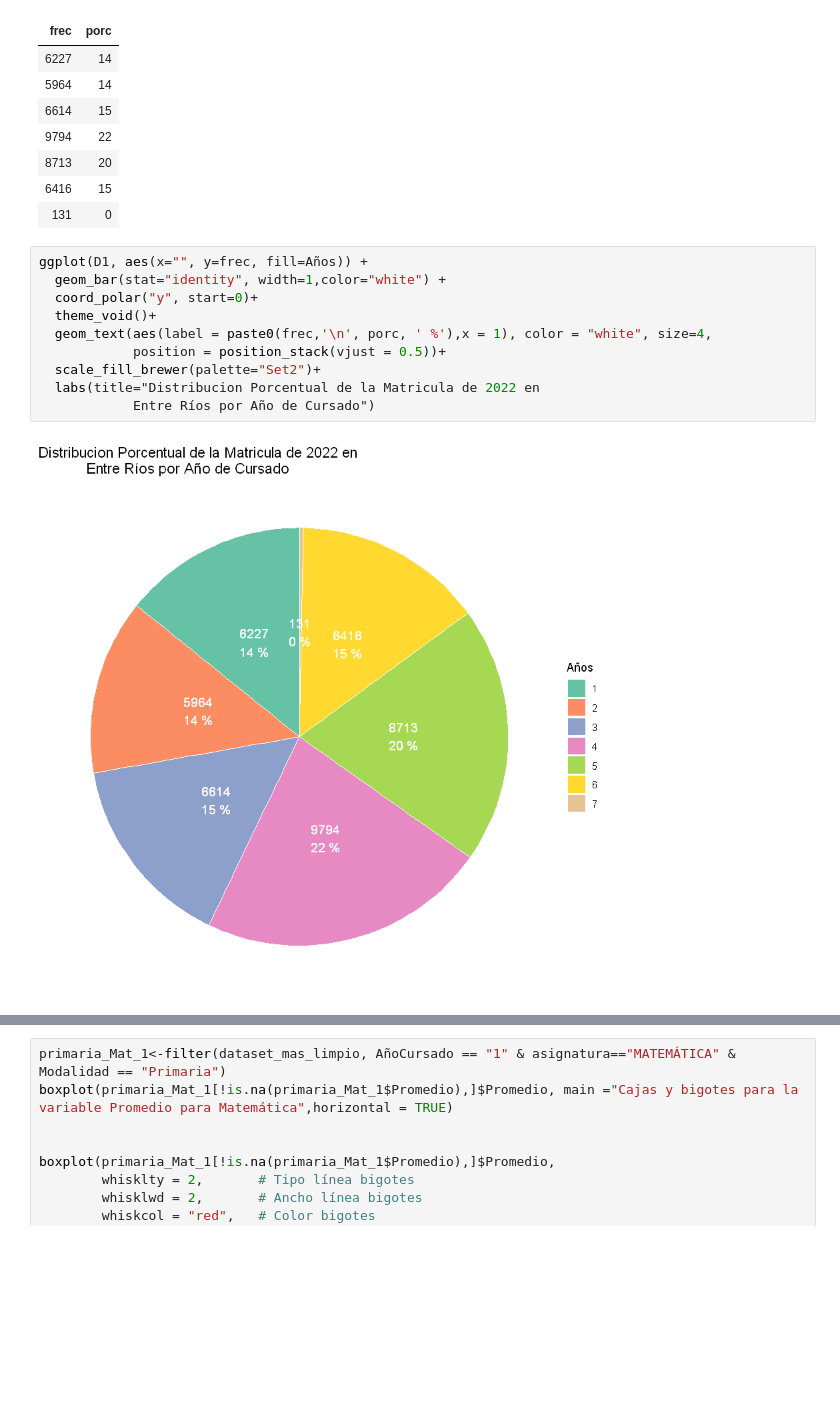
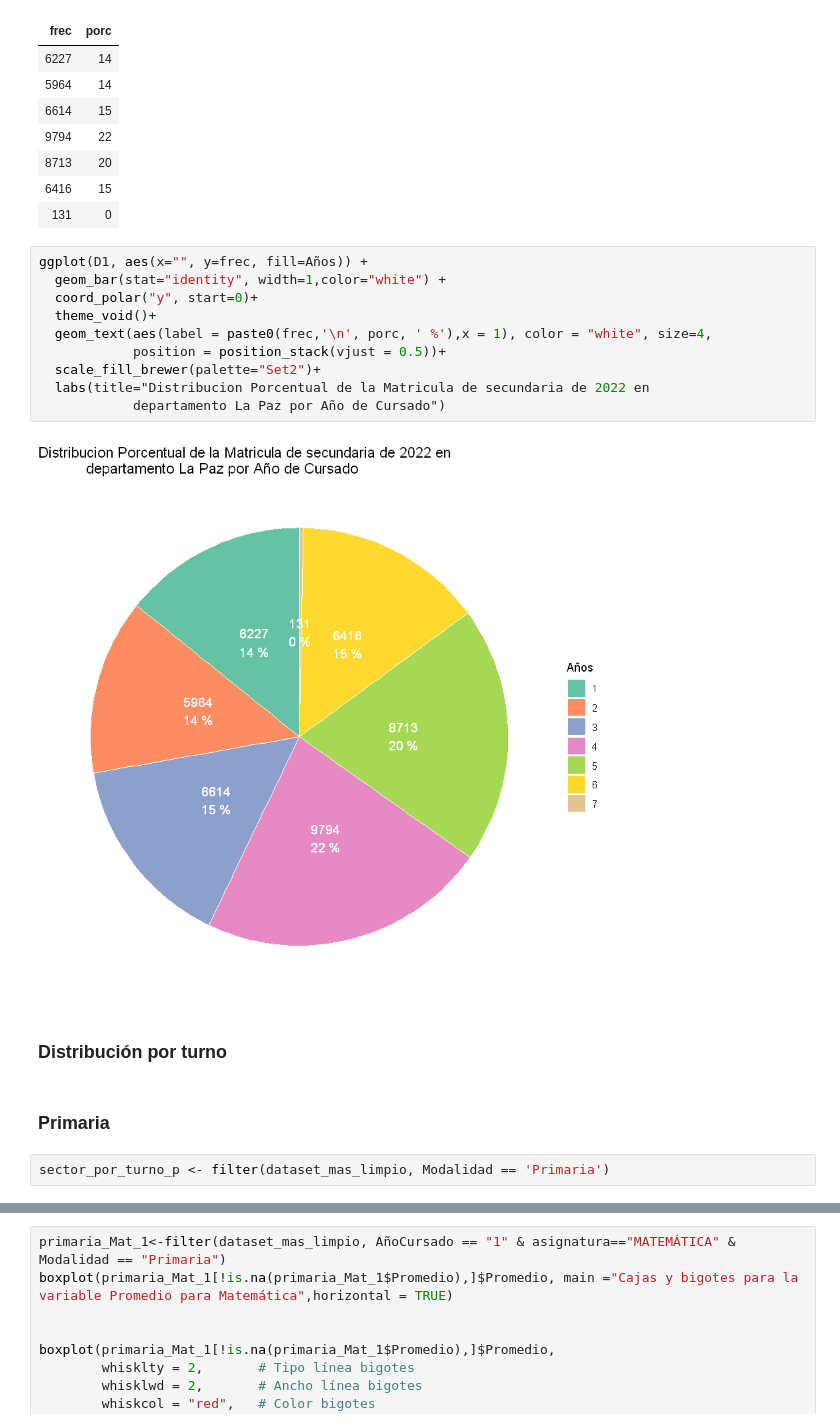
Before and after one commit to Nefertumm/EDM_2023, a Jupyter notebook: Dataset_escuelas/TP2.ipynb, the cells around one changed output, grey strips where cells are left out. Drawn from its saved outputs; the diff is of its cells as text; blank space fills up the shorter version.

```diff
--- a/Dataset_escuelas/TP2.ipynb
+++ b/Dataset_escuelas/TP2.ipynb
@@ -153,12 +178,18 @@ Años<-rownames(D1)
 # %%
 ggplot(D1, aes(x="", y=frec, fill=Años)) +
   geom_bar(stat="identity", width=1,color="white") +
   coord_polar("y", start=0)+
   theme_void()+
   geom_text(aes(label = paste0(frec,'\n', porc, ' %'),x = 1), color = "white", size=4,
             position = position_stack(vjust = 0.5))+
   scale_fill_brewer(palette="Set2")+
-  labs(title="Distribucion Porcentual de la Matricula de 2022 en
-            Entre Ríos por Año de Cursado")
+  labs(title="Distribucion Porcentual de la Matricula de secundaria de 2022 en
+            departamento La Paz por Año de Cursado")
 # %% [output]
-[figure, old version]
+[figure, new version]
+# %% [markdown]
+### Distribución por turno
+# %% [markdown]
+### Primaria
+# %%
+sector_por_turno_p <- filter(dataset_mas_limpio, Modalidad == 'Primaria')
```
Also changed, not shown: parts of 65 cells of this notebook, 1 other file.
